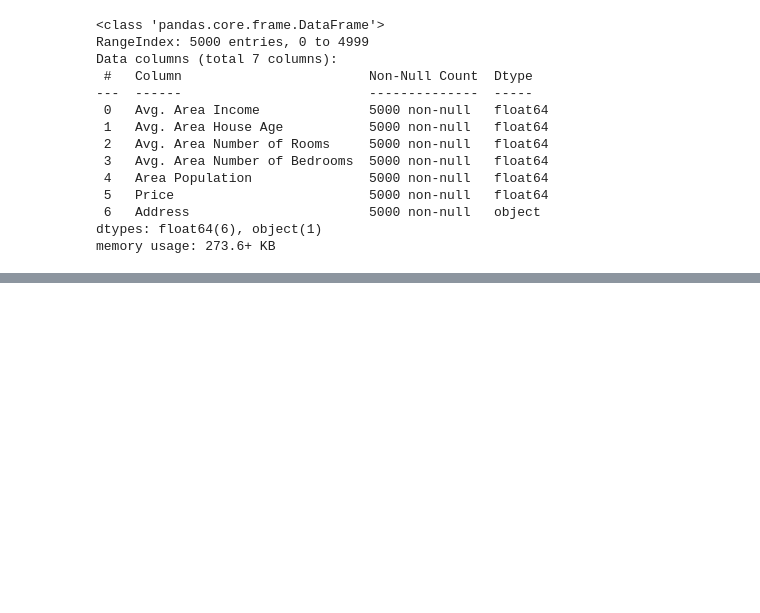
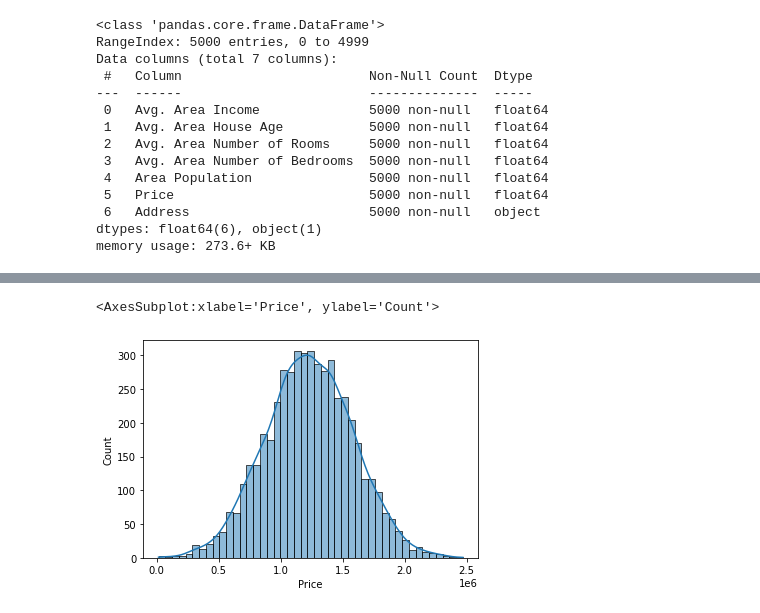
Before and after one commit to itsregalo/DS-ML, a Jupyter notebook: linear_regression/linear_regression.ipynb, the cells around one changed output, grey strips where cells are left out. Saved outputs shown, nothing was run; the diff lists cells and outputs as text; code cells hidden in the pictures; blank space fills up the shorter version.

```diff
--- a/linear_regression/linear_regression.ipynb
+++ b/linear_regression/linear_regression.ipynb
@@ -34,0 +60,5 @@ memory usage: 273.6+ KB
+# %%
+sns.histplot(usa_housingData['Price'], kde=True)
+# %% [output]
+<AxesSubplot:xlabel='Price', ylabel='Count'>
+[figure, added]
```
Also changed, not shown: parts of 5 cells of this notebook.
